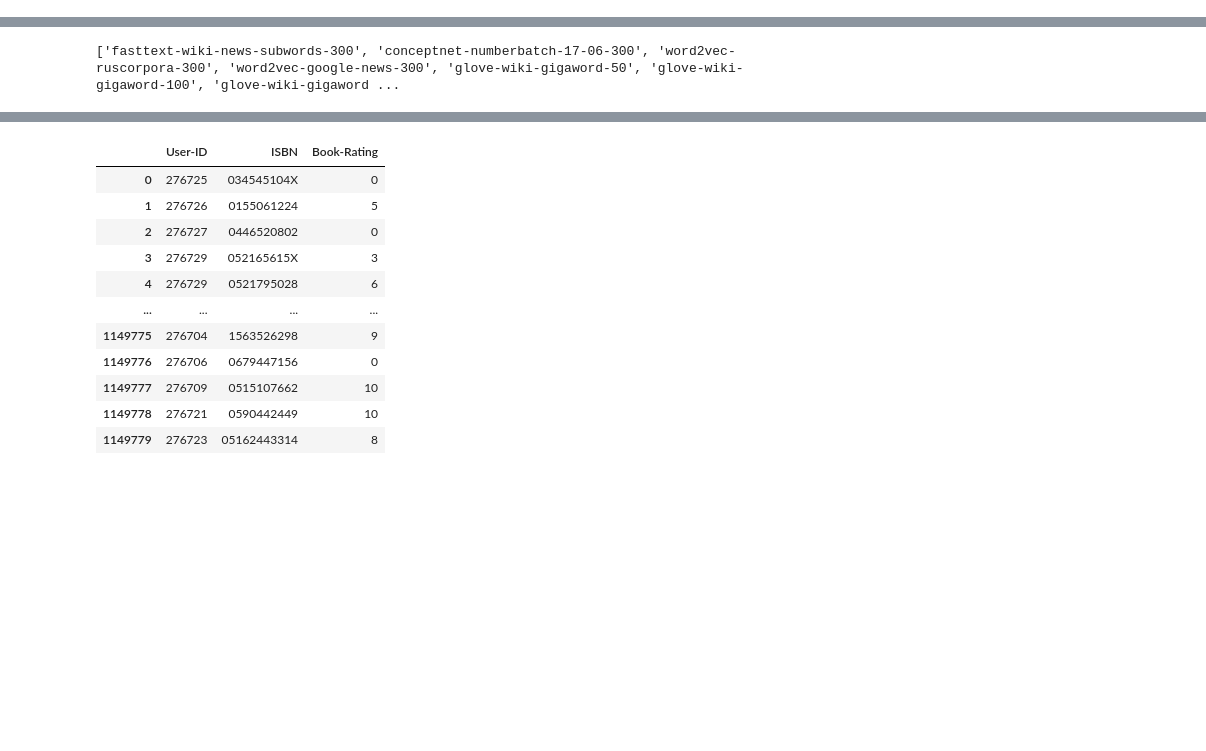
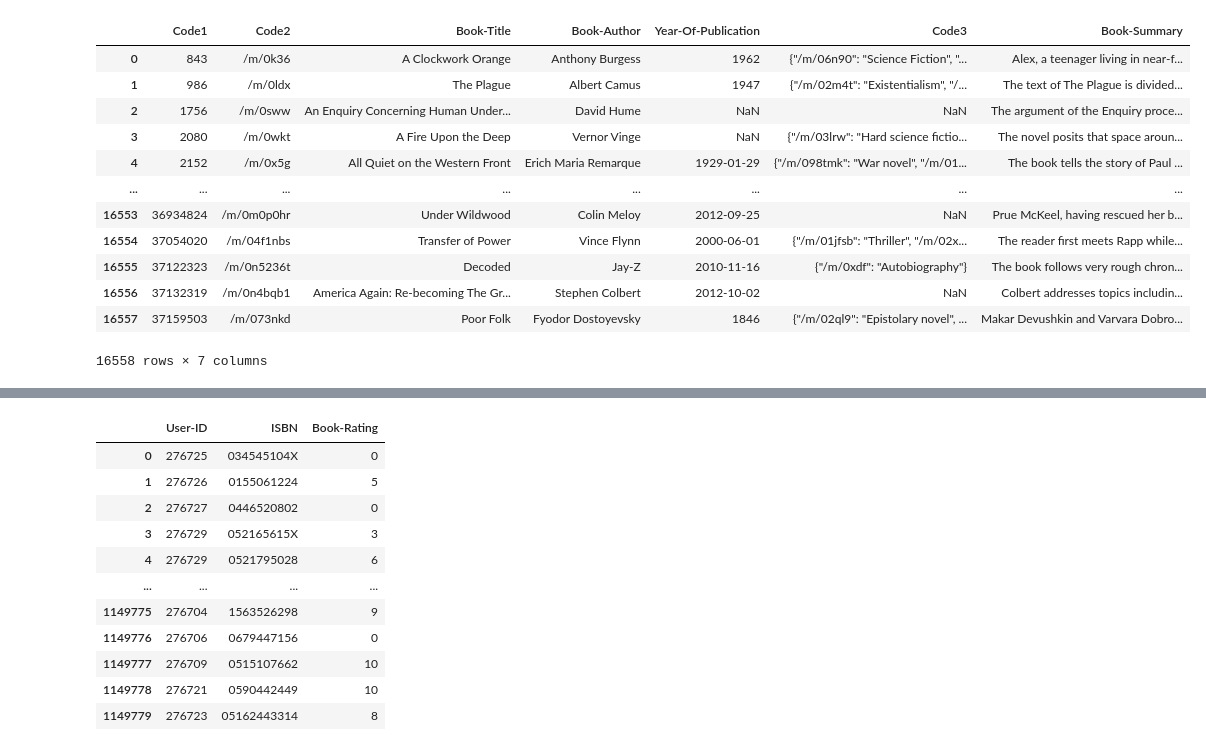
Before and after one commit to CS222-UIUC/BookRec, a Jupyter notebook: data and algorithm/booksRecWord2Vec.ipynb, the cells around one changed output, grey strips where cells are left out. Cells and saved outputs as stored; diff of their text form; code cells hidden in the pictures; blank space fills up the shorter version.

```diff
--- a/data and algorithm/booksRecWord2Vec.ipynb
+++ b/data and algorithm/booksRecWord2Vec.ipynb
@@ -8,6 +10,24 @@ import re
 import numpy as np
 
 df_books = pd.read_csv("Books.csv")
+# %%
+df_summary = pd.read_csv('booksummaries/booksummaries.txt', sep = '\t')
+df_summary.columns = ['Code1', 'Code2', 'Book-Title', 'Book-Author', 'Year-Of-Publication', 'Code3', 'Book-Summary']
+df_summary
+# %% [output]
+|  | Code1 | Code2 | Book-Title | Book-Author | Year-Of-Publication | Code3 | Book-Summary |
+| 0 | 843 | /m/0k36 | A Clockwork Orange | Anthony Burgess | 1962 | {"/m/06n90": "Science Fiction", "... | Alex, a teenager living in near-f... |
+| 1 | 986 | /m/0ldx | The Plague | Albert Camus | 1947 | {"/m/02m4t": "Existentialism", "/... | The text of The Plague is divided... |
+| 2 | 1756 | /m/0sww | An Enquiry Concerning Human Under... | David Hume | NaN | NaN | The argument of the Enquiry proce... |
+| 3 | 2080 | /m/0wkt | A Fire Upon the Deep | Vernor Vinge | NaN | {"/m/03lrw": "Hard science fictio... | The novel posits that space aroun... |
+| 4 | 2152 | /m/0x5g | All Quiet on the Western Front | Erich Maria Remarque | 1929-01-29 | {"/m/098tmk": "War novel", "/m/01... | The book tells the story of Paul ... |
+| ... | ... | ... | ... | ... | ... | ... | ... |
+| 16553 | 36934824 | /m/0m0p0hr | Under Wildwood | Colin Meloy | 2012-09-25 | NaN | Prue McKeel, having rescued her b... |
+| 16554 | 37054020 | /m/04f1nbs | Transfer of Power | Vince Flynn | 2000-06-01 | {"/m/01jfsb": "Thriller", "/m/02x... | The reader first meets Rapp while... |
+| 16555 | 37122323 | /m/0n5236t | Decoded | Jay-Z | 2010-11-16 | {"/m/0xdf": "Autobiography"} | The book follows very rough chron... |
+| 16556 | 37132319 | /m/0n4bqb1 | America Again: Re-becoming The Gr... | Stephen Colbert | 2012-10-02 | NaN | Colbert addresses topics includin... |
+| 16557 | 37159503 | /m/073nkd | Poor Folk | Fyodor Dostoyevsky | 1846 | {"/m/02ql9": "Epistolary novel", ... | Makar Devushkin and Varvara Dobro... |
+16558 rows × 7 columns
 # %%
 df_books
 # %% [output]
@@ -24,7 +44,3 @@ df_books
 | 271358 | 0192126040 | Republic (World's Classics) | Plato | 1996 | Oxford University Press | http://images.amazon.com/images/P... | http://images.amazon.com/images/P... | ... |
 | 271359 | 0767409752 | A Guided Tour of Rene Descartes' ... | Christopher Biffle | 2000 | McGraw-Hill Humanities/Social Sci... | http://images.amazon.com/images/P... | http://images.amazon.com/images/P... | ... |
 271360 rows × 8 columns
-# %%
-print(list(gensim.downloader.info()['models'].keys()))
-# %% [output]
-['fasttext-wiki-news-subwords-300', 'conceptnet-numberbatch-17-06-300', 'word2vec-ruscorpora-300', 'word2vec-google-news-300', 'glove-wiki-gigaword-50', 'glove-wiki-gigaword-100', 'glove-wiki-gigaword ...
```
Also changed, not shown: parts of 9 cells of this notebook, 6 other files.
